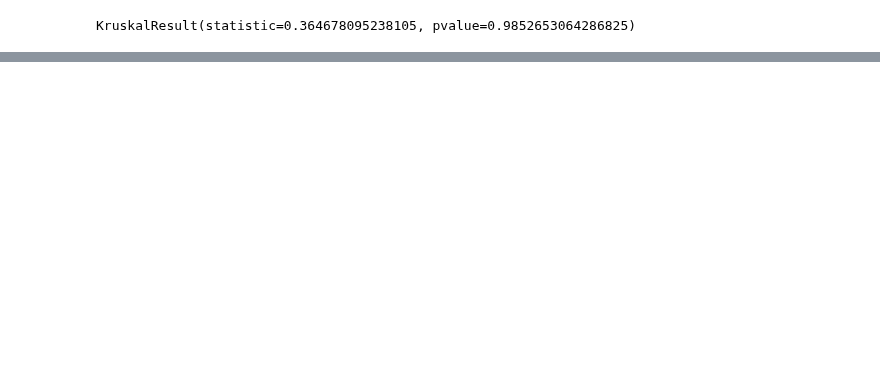
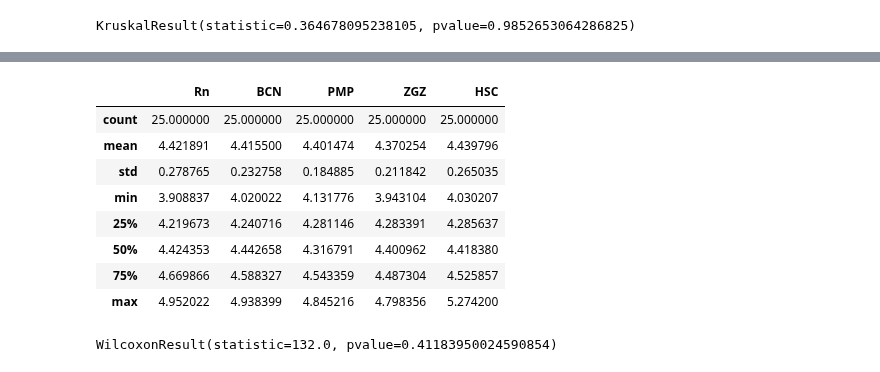
Before and after one commit to TsspGit/Rn_Time_Series, a Jupyter notebook: AEMET/Codes_Daily/Statistical_Analysis.ipynb, the cells around one changed output, grey strips where cells are left out. Drawn from its saved outputs; the diff is of its cells as text; code cells hidden in the pictures; blank space fills up the shorter version.

```diff
--- a/AEMET/Codes_Daily/Statistical_Analysis.ipynb
+++ b/AEMET/Codes_Daily/Statistical_Analysis.ipynb
@@ -254,0 +228,16 @@ KruskalResult(statistic=0.364678095238105, pvalue=0.9852653064286825)
+# %%
+DF8_Fw.describe()
+# %% [output]
+|  | Rn | BCN | PMP | ZGZ | HSC |
+| count | 25.000000 | 25.000000 | 25.000000 | 25.000000 | 25.000000 |
+| mean | 4.421891 | 4.415500 | 4.401474 | 4.370254 | 4.439796 |
+| std | 0.278765 | 0.232758 | 0.184885 | 0.211842 | 0.265035 |
+| min | 3.908837 | 4.020022 | 4.131776 | 3.943104 | 4.030207 |
+| 25% | 4.219673 | 4.240716 | 4.281146 | 4.283391 | 4.285637 |
+| 50% | 4.424353 | 4.442658 | 4.316791 | 4.400962 | 4.418380 |
+| 75% | 4.669866 | 4.588327 | 4.543359 | 4.487304 | 4.525857 |
+| max | 4.952022 | 4.938399 | 4.845216 | 4.798356 | 5.274200 |
+# %%
+wilcoxon(DF8_Fw['Rn'].values, DF8_Fw['ZGZ'].values)
+# %% [output]
+WilcoxonResult(statistic=132.0, pvalue=0.41183950024590854)
```
Also changed, not shown: parts of 31 cells of this notebook, 3 other files.
